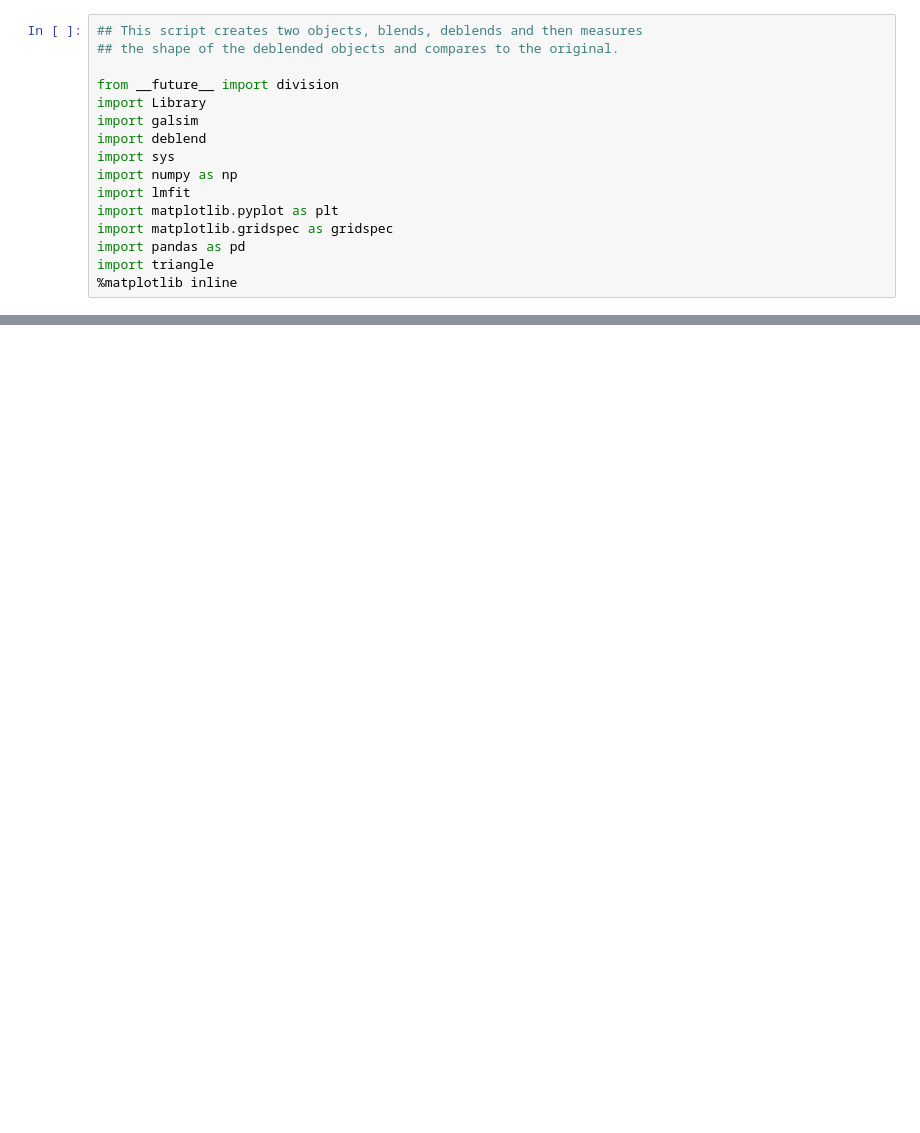
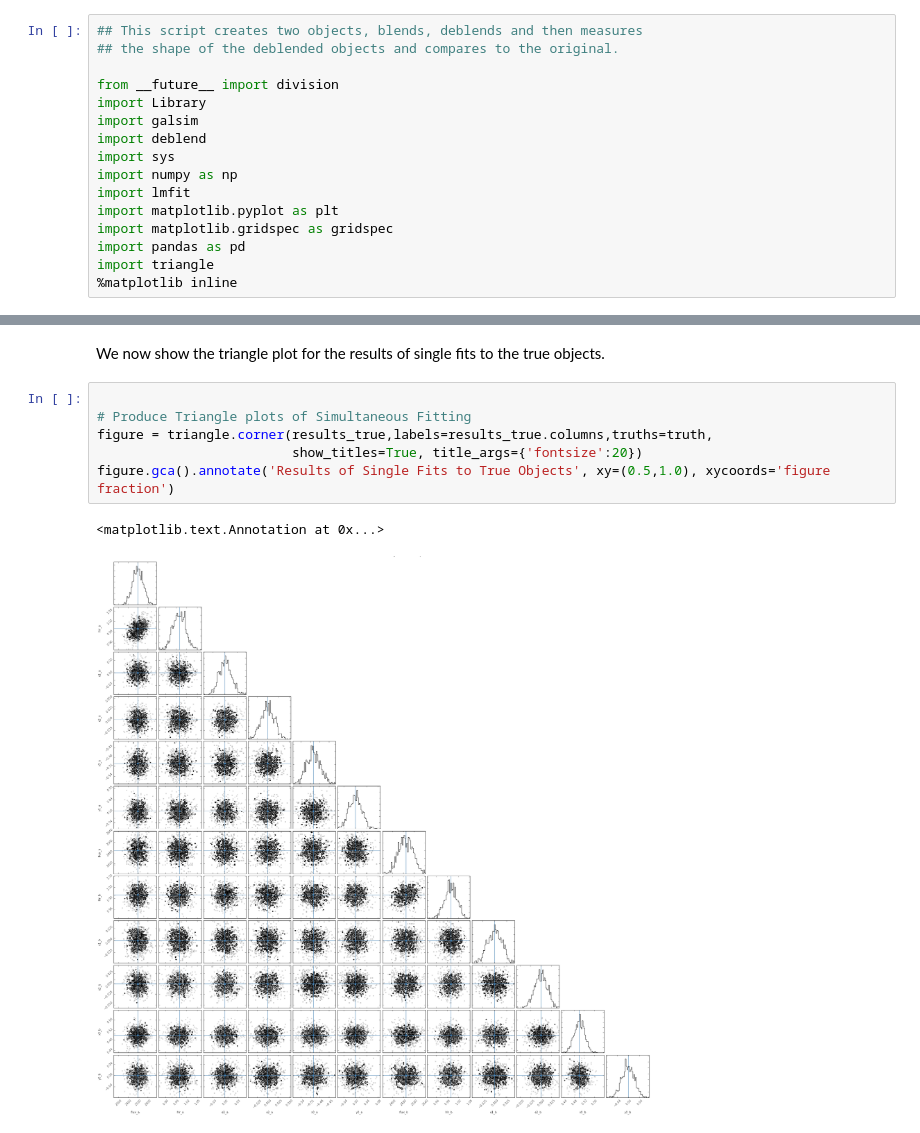
Before and after one commit to alvarezcl/deblending, a Jupyter notebook: test_fit_alt.py.ipynb, the cells around one changed output, grey strips where cells are left out. Drawn from its saved outputs; the diff is of its cells as text; blank space fills up the shorter version.

```diff
--- a/test_fit_alt.py.ipynb
+++ b/test_fit_alt.py.ipynb
@@ -240,0 +257,11 @@ figure = triangle.corner(residuals,labels=['flux_ar','hlr_ar','e1_ar','e2_ar','x
+# %% [markdown]
+We now show the triangle plot for the results of single fits to the true objects.
+# %%
+
+# Produce Triangle plots of Simultaneous Fitting
+figure = triangle.corner(results_true,labels=results_true.columns,truths=truth,
+                         show_titles=True, title_args={'fontsize':20})
+figure.gca().annotate('Results of Single Fits to True Objects', xy=(0.5,1.0), xycoords='figure fraction')
+# %% [output]
+<matplotlib.text.Annotation at 0x...>
+[figure, added]
```
Also changed, not shown: parts of 10 cells of this notebook.
